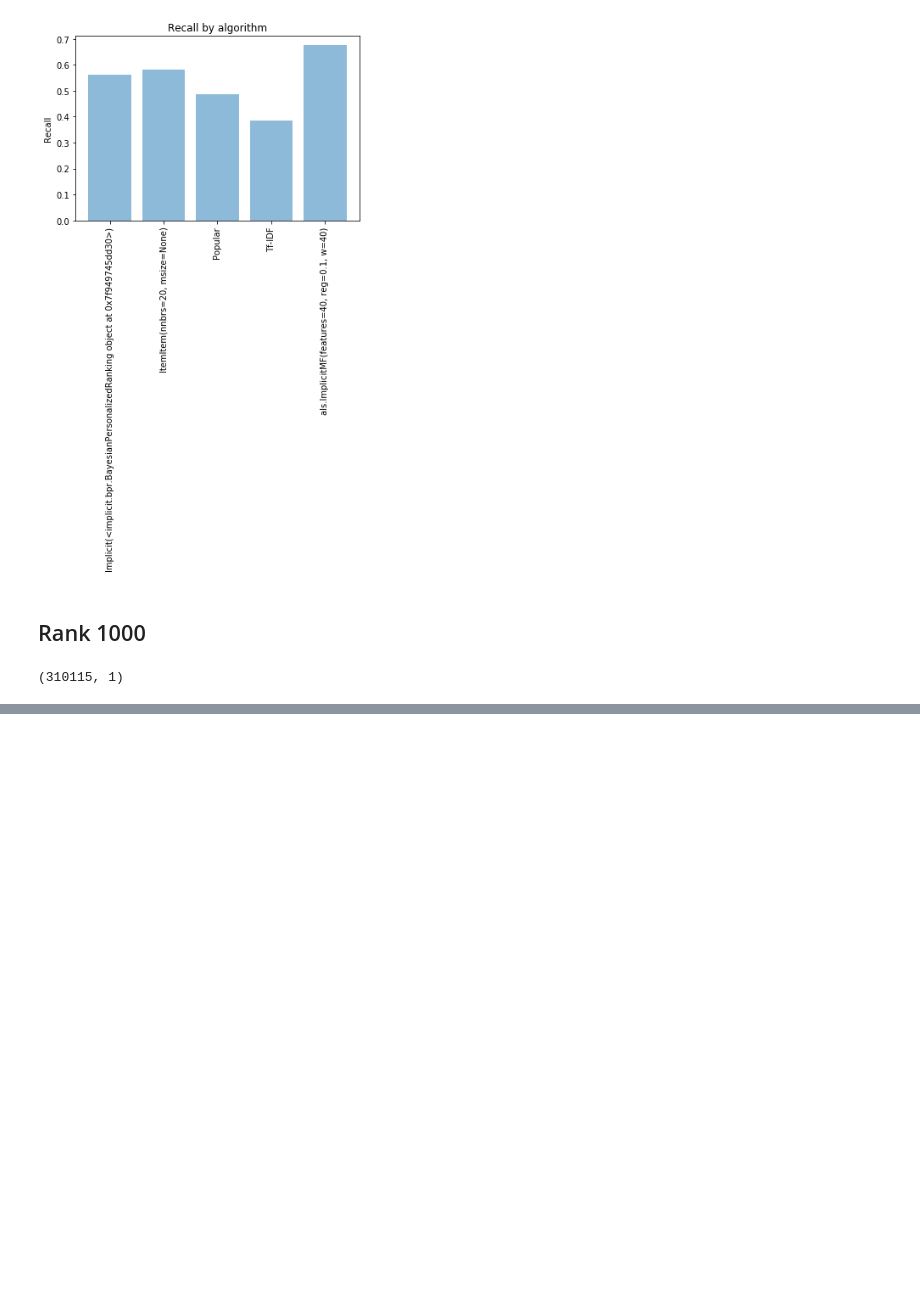
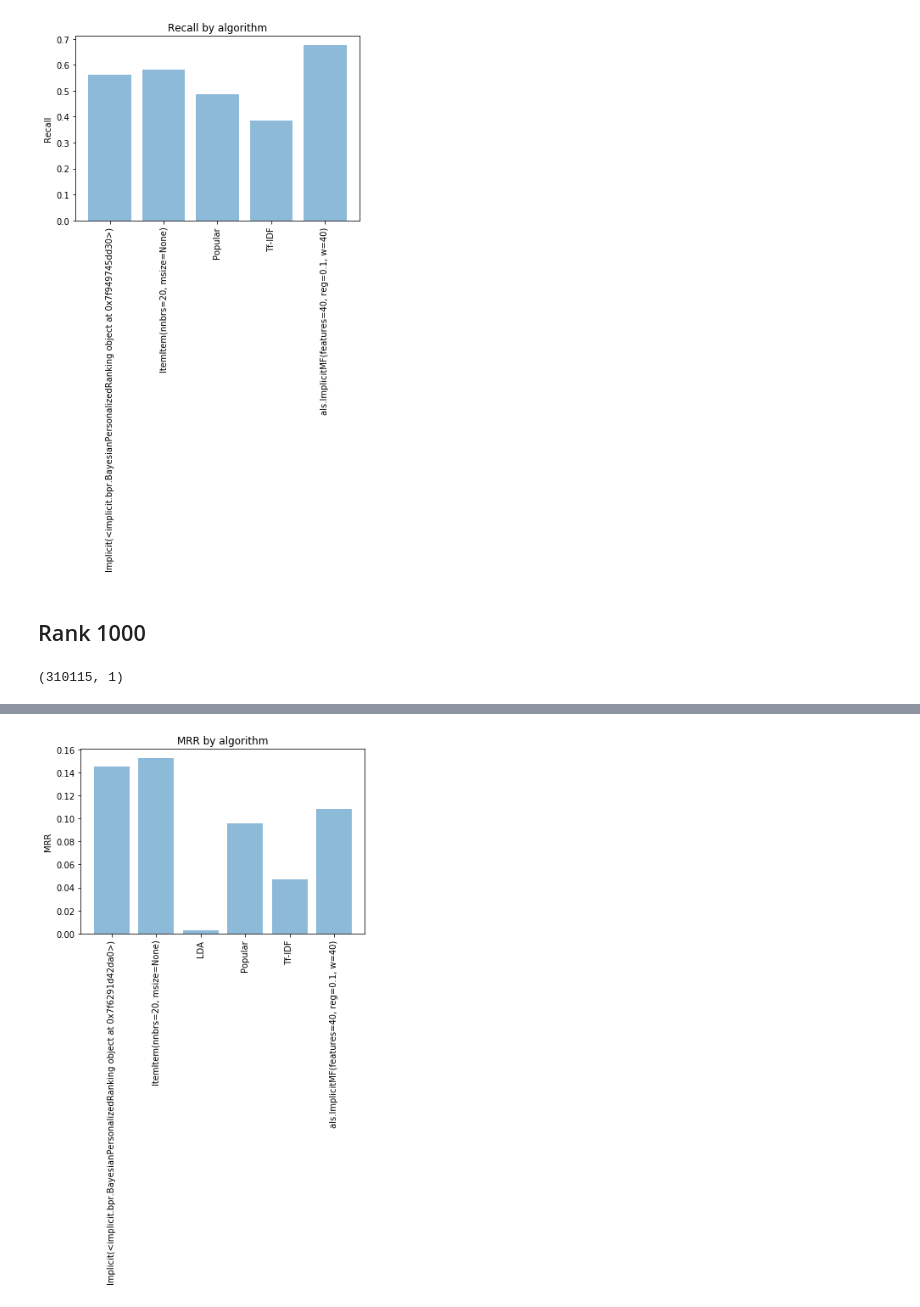
Before and after one commit to amprova/WE_research, a Jupyter notebook: tf_idf_all_users.ipynb, the cells around one changed output, grey strips where cells are left out. Cells and saved outputs as stored; diff of their text form; code cells hidden in the pictures; blank space fills up the shorter version.

```diff
--- a/tf_idf_all_users.ipynb
+++ b/tf_idf_all_users.ipynb
@@ -439,0 +441,3 @@ plt.show()
+# %%
+RR_LDA = pd.read_parquet('results/steam/all_algo_sample_user/RR_algoname1000.parquet')
+RR_LDA.shape
@@ -439,0 +446,3 @@ plt.show()
+# %%
+MRR_LDA = result_By_algo(RR_LDA, 'recip_rank')
+MRR_LDA
@@ -439,0 +457,17 @@ plt.show()
+# %%
+import numpy as np
+import matplotlib.pyplot as plt
+
+X = MRR_LDA['AlgoStr']
+Y = MRR_LDA['recip_rank']
+
+
+plt.bar(X,Y, align='center', alpha=0.5)
+plt.xlabel = ('Algorithm')
+plt.xticks(rotation=90)
+plt.ylabel('MRR')
+plt.title('MRR by algorithm')
+
+plt.show()
+# %% [output]
+[figure, added]
```
Also changed, not shown: parts of 6 cells of this notebook, 3 other files.
